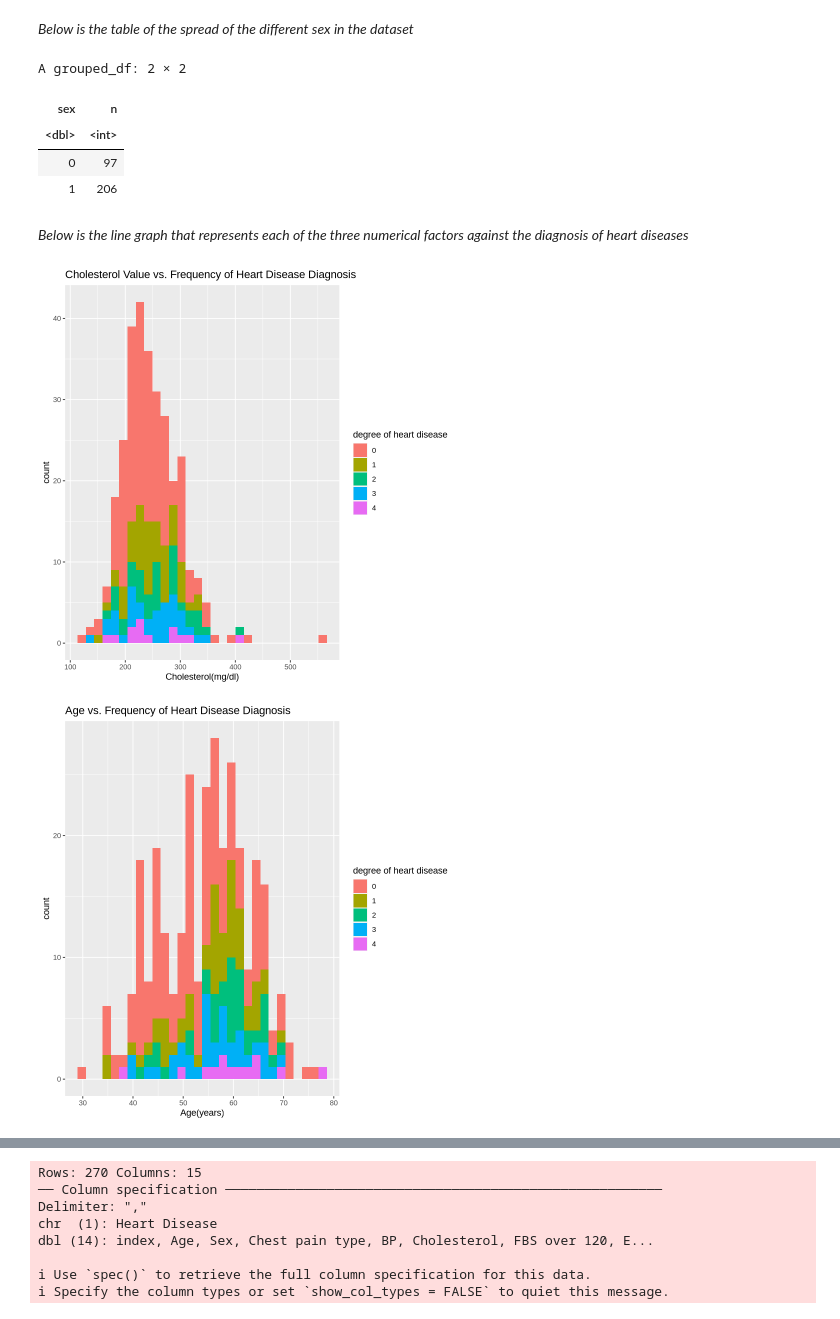
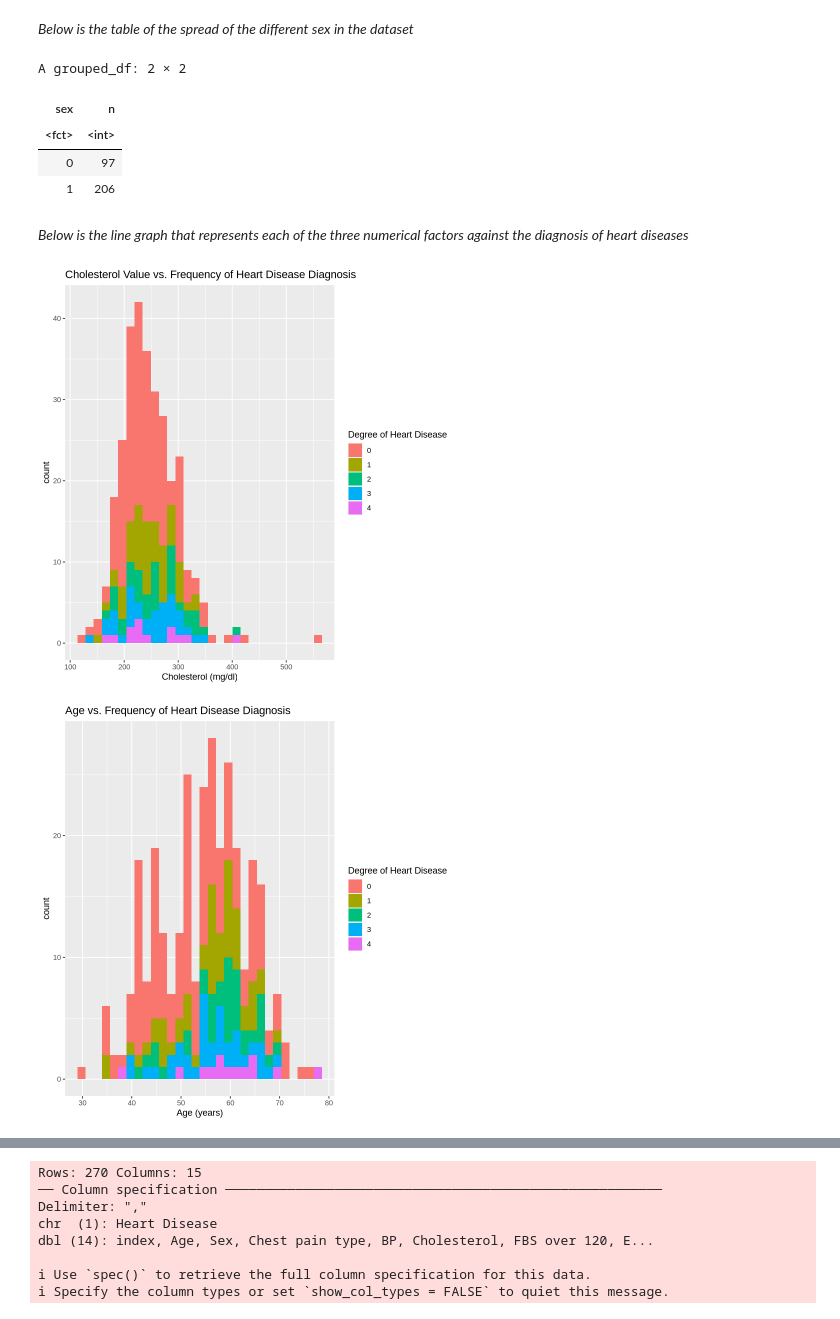
Before and after one commit to JJyang30/DSCI100-019-Group-Project, a Jupyter notebook: Dsci_Project.ipynb, the cells around one changed output, grey strips where cells are left out. Drawn from its saved outputs; the diff is of its cells as text; code cells hidden in the pictures.

```diff
--- a/Dsci_Project.ipynb
+++ b/Dsci_Project.ipynb
@@ -16,16 +27,20 @@ The following object is masked from ‘package:dplyr’:
 ## slope = he slope of the peak exercise ST segment, Value 1: upsloping, Value 2: flat, Value 3: downsloping
 ## ca = number of major vessels(0-3), thal = 3 = normal; 6 = fixed defect; 7 = reversable defect, num = diagnosis of heart disease
 
-col_names <- c("age", "sex", "cp", "trestbps", "chol", "fbs", "restecg", "thalach", "exang", "oldpeak", "slope", "ca", "thal", "num")
+col_names <- c("age", "sex", "cp", "trestbps", "chol", "fbs", "restecg",
+               "thalach", "exang", "oldpeak", "slope", "ca", "thal", "num")
 
-heart_data <- read.table("Data/processed.cleveland.data", col.names = col_names, sep = ",")
+heart_data <- read.table("Data/processed.cleveland.data",
+                         col.names = col_names, sep = ",")
 
 
-heart_data_anaylsis <- heart_data |> select(age, sex, chol, trestbps, num)
+heart_data_anaylsis <- heart_data |>
+    select(age, sex, chol, trestbps, num)
 heart_data_anaylsis
 
 
-number_of_rows <- heart_data_anaylsis |> nrow()
+number_of_rows <- heart_data_anaylsis |>
+    nrow()
 number_of_rows
 # %% [output]
 A data.frame: 303 × 5
@@ -69,30 +88,46 @@ A grouped_df: 5 × 2
 # %% [markdown]
 *Below is the table of the spread of the different sex in the dataset*
 # %%
+sex_counts <- heart_data_anaylsis |>
+    group_by(sex) |>
+    count() |>
+    mutate(sex = as_factor(sex))
+sex_counts
 
-sex_counts <- heart_data_anaylsis |> group_by(sex) |> count()
-sex_counts
+## 0 == Female
+## 1 == Male
 # %% [output]
 A grouped_df: 2 × 2
 | sex | n |
-| <dbl> | <int> |
+| <fct> | <int> |
 | 0 | 97 |
 | 1 | 206 |
 # %% [markdown]
 *Below is the line graph that represents each of the three numerical factors against the diagnosis of heart diseases*
 # %%
-chol_trend_graph <- heart_data_anaylsis |> ggplot(aes(x = chol, fill = factor(num))) + geom_histogram(bins = 30)+
-labs(x = "Cholesterol(mg/dl)", title = "Cholesterol Value vs. Frequency of Heart Disease Diagnosis", fill = "degree of heart disease")
+chol_trend_graph <- heart_data_anaylsis |> ggplot(aes(x = chol, fill = factor(num))) +
+    geom_histogram(bins = 30) +
+    labs(x = "Cholesterol (mg/dl)",
+         title = "Cholesterol Value vs. Frequency of Heart Disease Diagnosis",
+         fill = "Degree of Heart Disease")
 
-age_trend_graph <- heart_data_anaylsis |> ggplot(aes(x = age, fill = factor(num))) + geom_histogram(bins = 30)+
-labs(x = "Age(years)", title = "Age vs. Frequency of Heart Disease Diagnosis", fill = "degree of heart disease")
+age_trend_graph <- heart_data_anaylsis |>
+    ggplot(aes(x = age, fill = factor(num))) +
+    geom_histogram(bins = 30) +
+    labs(x = "Age (years)",
+         title = "Age vs. Frequency of Heart Disease Diagnosis",
+         fill = "Degree of Heart Disease")
 
-trestbps_trend_graph <- heart_data_anaylsis |> ggplot(aes(x = trestbps, fill = factor(num))) + geom_histogram(bins = 30)+
-labs(x = "Resting Blood Pressure(mmHg)", title = "Resting Blood Pressure vs. Frequency of Heart Disease Diagnosis", fill = "degree of heart disease")
+trestbps_trend_graph <- heart_data_anaylsis |>
+    ggplot(aes(x = trestbps, fill = factor(num))) +
+    geom_histogram(bins = 30) +
+    labs(x = "Resting Blood Pressure (mmHg)",
+         title = "Resting Blood Pressure vs. Frequency of Heart Disease Diagnosis",
+         fill = "Degree of Heart Disease")
 
 chol_trend_graph
 age_trend_graph
 trestbps_trend_graph
 # %% [output]
-[figure, old version]
+[figure, new version]
-[figure, old version]
+[figure, new version]
```
Also changed, not shown: parts of 4 cells of this notebook, 2 other files.
